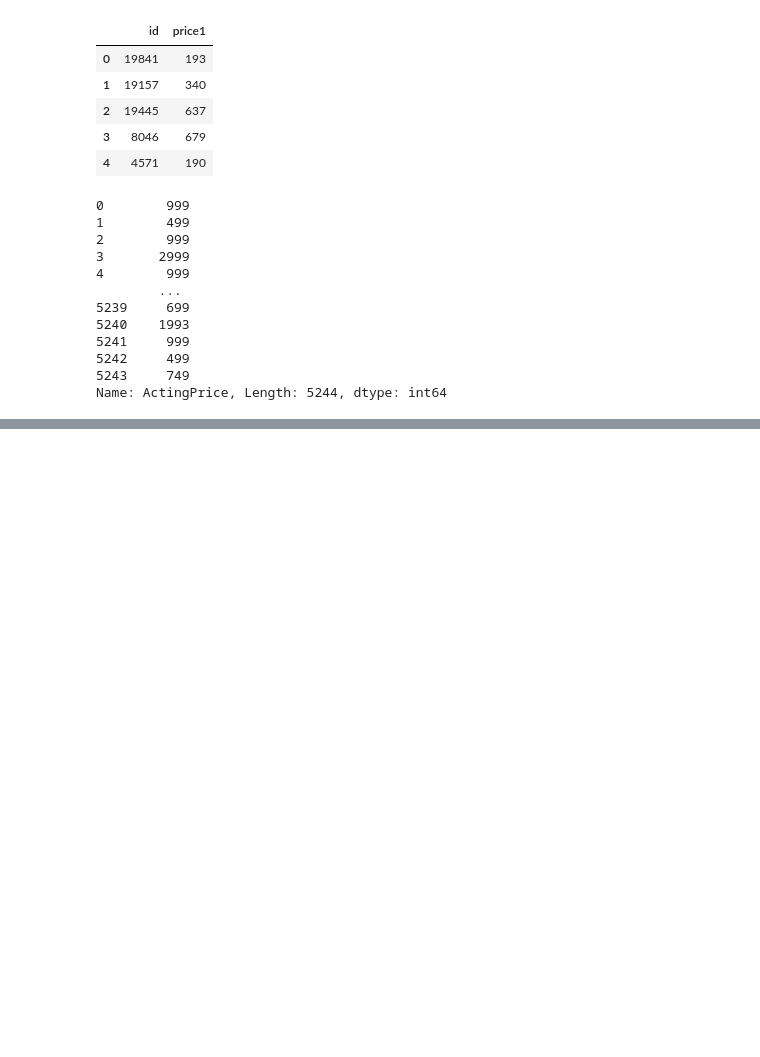
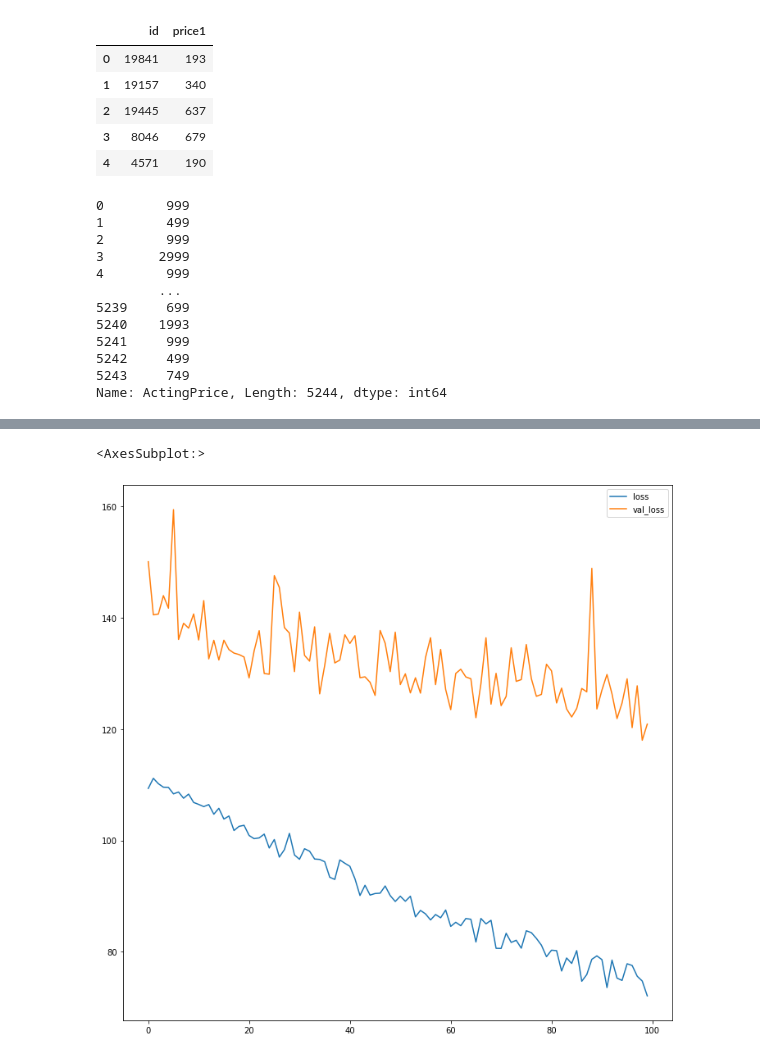
Before and after one commit to Hari31416/Summer-Analytics, a Jupyter notebook: hackathon/model.ipynb, the cells around one changed output, grey strips where cells are left out. Saved outputs shown, nothing was run; the diff lists cells and outputs as text; code cells hidden in the pictures; blank space fills up the shorter version.

```diff
--- a/hackathon/model.ipynb
+++ b/hackathon/model.ipynb
@@ -415,0 +575,11 @@ Successfully submitted to Final Capstone Project
+# %%
+input = tfl.Input(shape=(X_train.shape[1],))
+x = tfl.Dense(100, activation="relu")(input)
+x = tfl.Dense(200, activation="relu")(x)
+x = tfl.Dense(300, activation="relu")(x)
+x = tfl.Dense(400, activation="relu")(x)
+x = tfl.Dense(100, activation="relu")(x)
+output = tfl.Dense(1, activation="linear")(x)
+model = Model(inputs=input, outputs=output)
+model.compile(optimizer="adam", loss="mse")
+model.summary()
@@ -415,0 +604,2 @@ Successfully submitted to Final Capstone Project
+# %%
+history = model.fit(X_train, y_train, epochs=100, validation_data=(X_test, y_test), verbose=0)
@@ -415,0 +616,6 @@ Successfully submitted to Final Capstone Project
+# %%
+import pandas as pd
+pd.DataFrame(history.history).plot(figsize=(12, 12))
+# %% [output]
+<AxesSubplot:>
+[figure, added]
```
Also changed, not shown: parts of 36 cells of this notebook, 2 other files.
